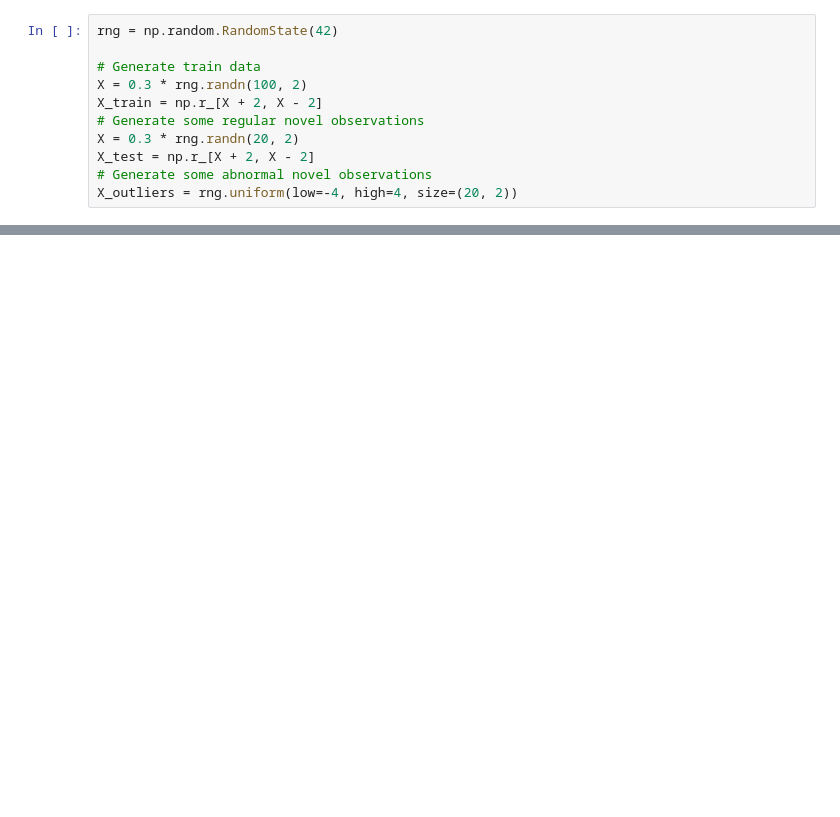
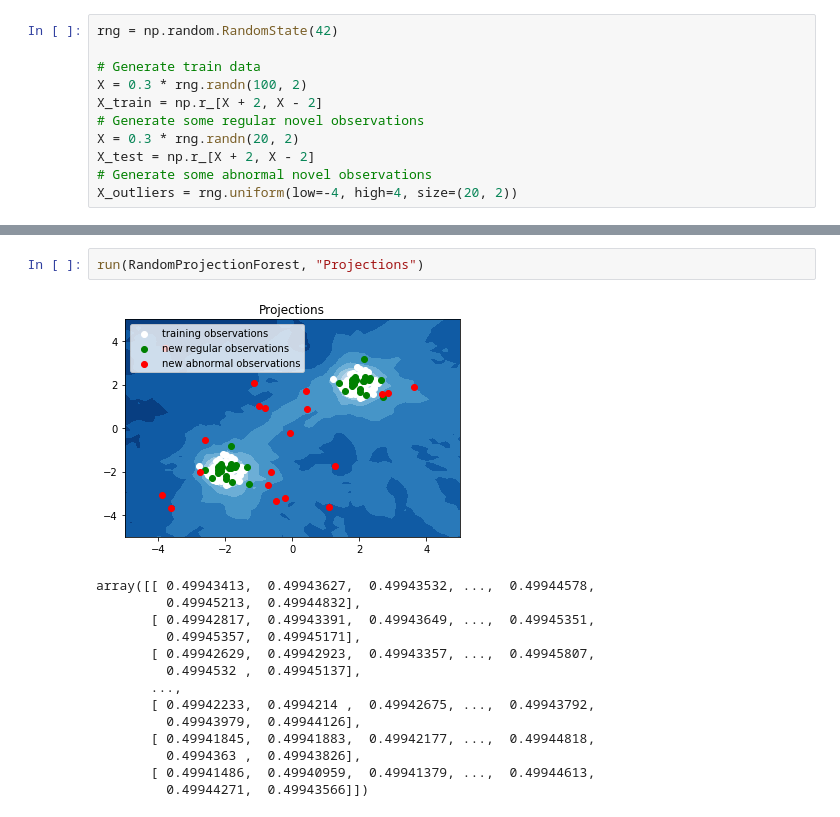
Before and after one commit to neerajgaur/RandomHyperplanes, a Jupyter notebook: proof_of_concept/sk-learn-data-compare.ipynb, the cells around one changed output, grey strips where cells are left out. Drawn from its saved outputs; the diff is of its cells as text; blank space fills up the shorter version.

Commit message:
Adding projections

```diff
--- a/proof_of_concept/sk-learn-data-compare.ipynb
+++ b/proof_of_concept/sk-learn-data-compare.ipynb
@@ -52,0 +88,17 @@ run(RandomHyperplanes, "RandomHyperplanes")
+# %%
+run(RandomProjectionForest, "Projections")
+# %% [output]
+[figure, added]
+array([[ 0.49943413,  0.49943627,  0.49943532, ...,  0.49944578,
+         0.49945213,  0.49944832],
+       [ 0.49942817,  0.49943391,  0.49943649, ...,  0.49945351,
+         0.49945357,  0.49945171],
+       [ 0.49942629,  0.49942923,  0.49943357, ...,  0.49945807,
+         0.4994532 ,  0.49945137],
+       ...,
+       [ 0.49942233,  0.4994214 ,  0.49942675, ...,  0.49943792,
+         0.49943979,  0.49944126],
+       [ 0.49941845,  0.49941883,  0.49942177, ...,  0.49944818,
+         0.4994363 ,  0.49943826],
+       [ 0.49941486,  0.49940959,  0.49941379, ...,  0.49944613,
+         0.49944271,  0.49943566]])
```
Also changed, not shown: parts of 4 cells of this notebook, 1 other file.
